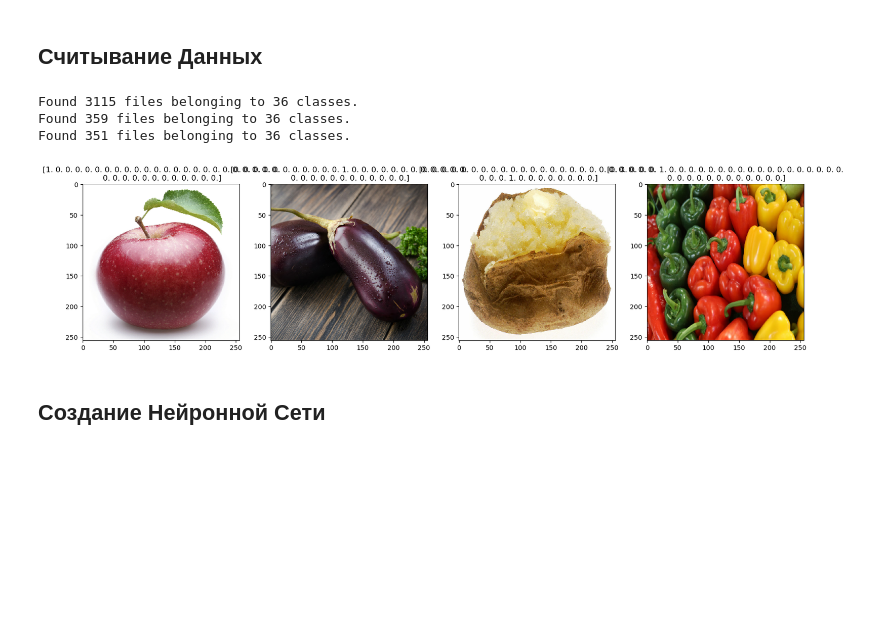
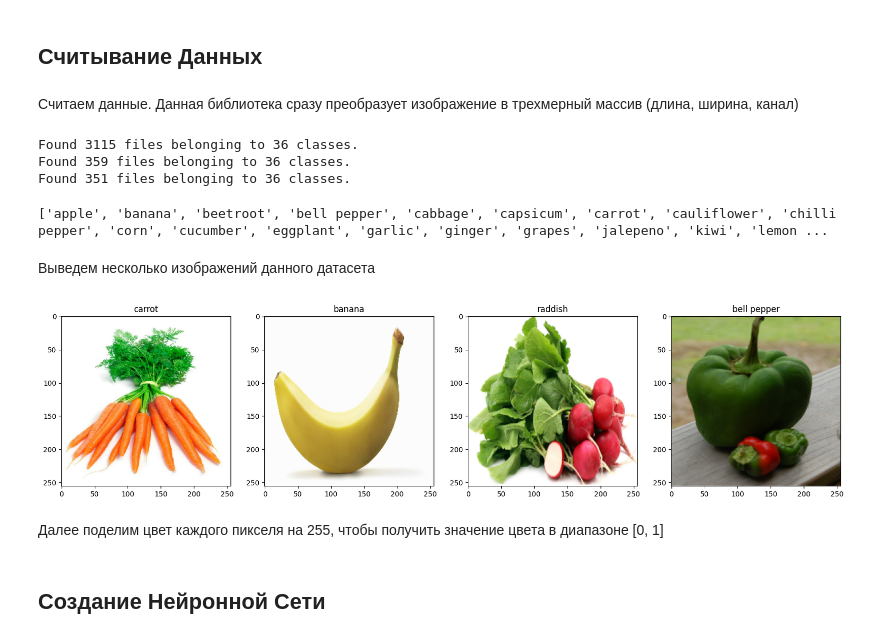
Before and after one commit to Exclusivchik/fruits-and-vegetables-classifier, a Jupyter notebook: fruits-and-vegetables-classifier.ipynb, the cells around one changed output. Cells and saved outputs as stored; diff of their text form; code cells hidden in the pictures; blank space fills up the shorter version.

```diff
--- a/fruits-and-vegetables-classifier.ipynb
+++ b/fruits-and-vegetables-classifier.ipynb
@@ -29,5 +49,7 @@ import os
 # %% [markdown]
 ## Считывание Данных
+# %% [markdown]
+Считаем данные. Данная библиотека сразу преобразует изображение в трехмерный массив (длина, ширина, канал)
 # %%
 train = tf.keras.utils.image_dataset_from_directory('data\\train', label_mode='categorical')
 test  = tf.keras.utils.image_dataset_from_directory('data\\test', label_mode='categorical')
@@ -36,15 +58,25 @@ validation = tf.keras.utils.image_dataset_from_directory('data\\validation', lab
 Found 3115 files belonging to 36 classes.
 Found 359 files belonging to 36 classes.
 Found 351 files belonging to 36 classes.
+# %%
+labels = os.listdir(os.path.join('data', 'test'))
+print(labels)
+# %% [output]
+['apple', 'banana', 'beetroot', 'bell pepper', 'cabbage', 'capsicum', 'carrot', 'cauliflower', 'chilli pepper', 'corn', 'cucumber', 'eggplant', 'garlic', 'ginger', 'grapes', 'jalepeno', 'kiwi', 'lemon ...
+# %% [markdown]
+Выведем несколько изображений данного датасета
 # %%
 data_to_show = train.as_numpy_iterator().next()
 # %%
 fig, ax = plt.subplots(ncols=4, figsize=(20,20))
 for idx, img in enumerate(data_to_show[0][:4]):
     ax[idx].imshow(img.astype(int))
-    ax[idx].title.set_text(data_to_show[1][idx])
+    temp_label = labels[np.argmax(data_to_show[1][idx])]
+    ax[idx].title.set_text(temp_label)
 # %% [output]
-[figure, old version]
+[figure, new version]
+# %% [markdown]
+Далее поделим цвет каждого пикселя на 255, чтобы получить значение цвета в диапазоне [0, 1]
 # %%
 train = train.map(lambda x, y: (x/255, y))
 test  = test.map(lambda x, y: (x/255, y))
```
Also changed, not shown: parts of 39 cells of this notebook, 5 other files.
